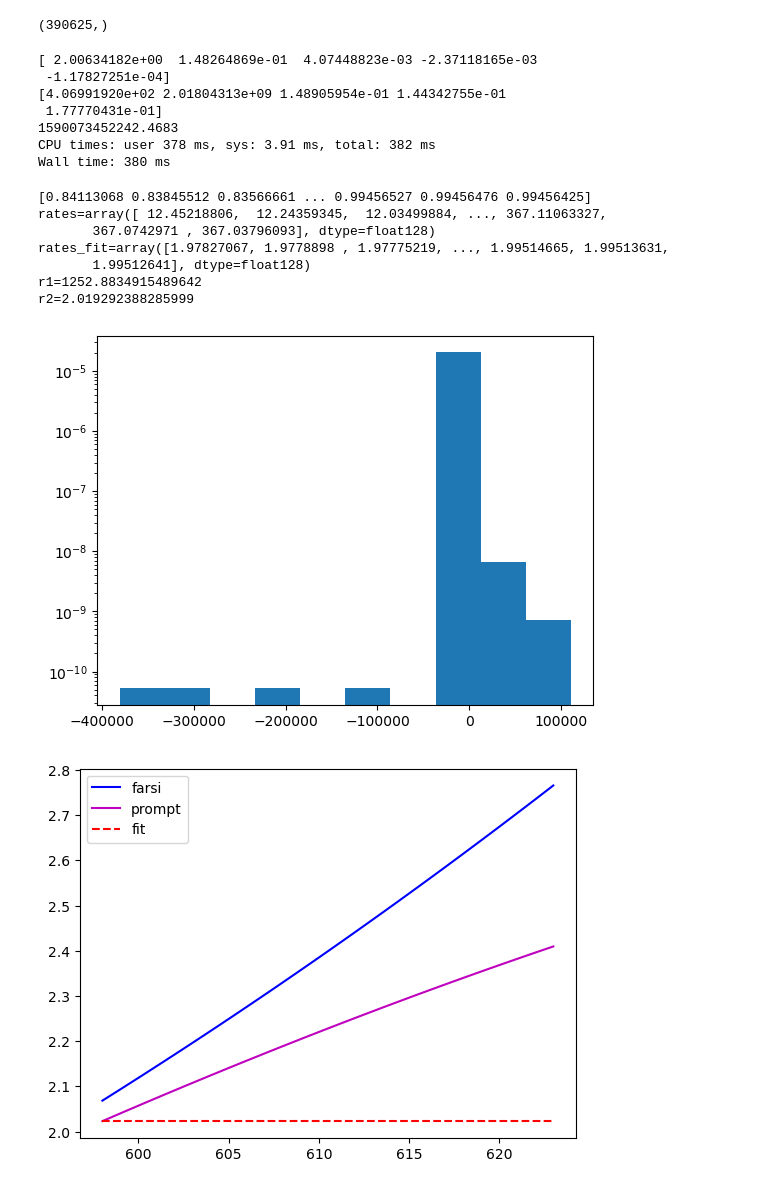
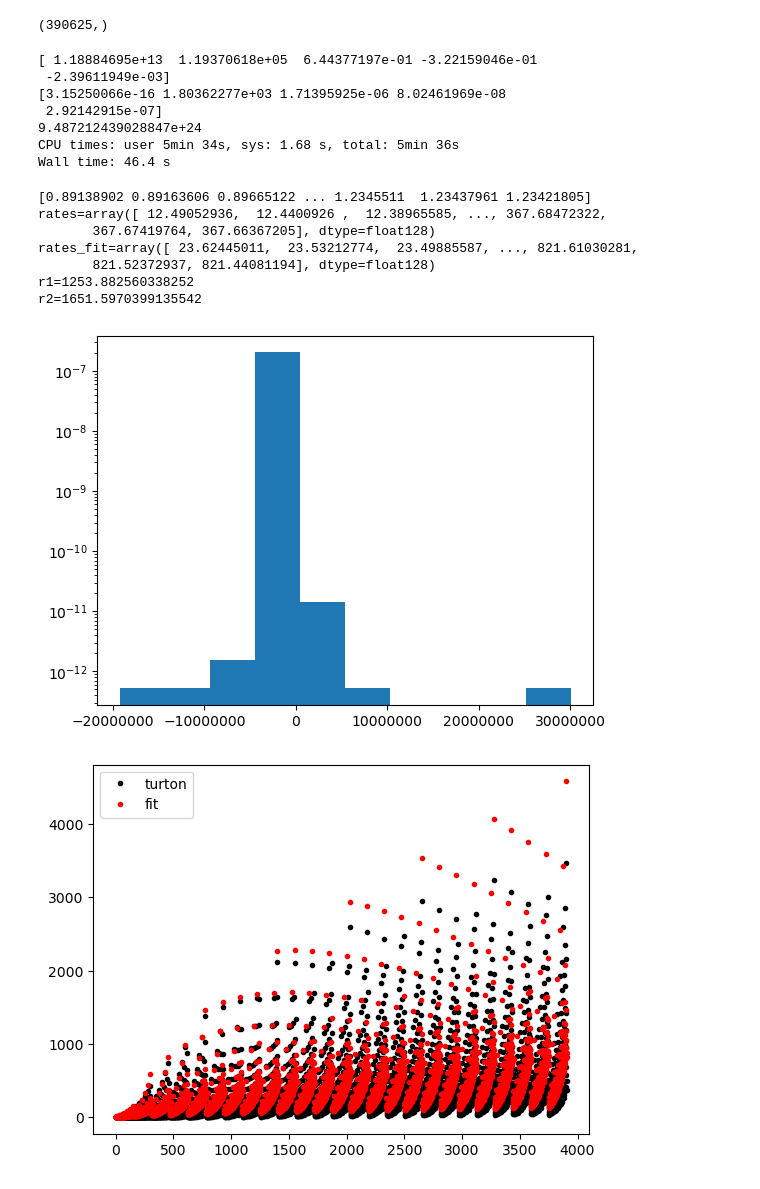
Before and after one commit to lsculv/ech158c-notebooks, a Jupyter notebook: power_law_fit.ipynb, the cells around one changed output. Cells and saved outputs as stored; diff of their text form; code cells hidden in the pictures.

Commit message:
use dogbox for turton fit

```diff
--- a/power_law_fit.ipynb
+++ b/power_law_fit.ipynb
@@ -130,19 +130,19 @@ rates = lhhw_turton(tempG, c_meohG, c_h20G, c_dmeG)
 
 # This gets its own cell because the calculation can take multiple minutes for
 # large values of `points`
-popt, pcov = so.curve_fit(power_law, vars, rates)
+popt, pcov = so.curve_fit(power_law, vars, rates, method='dogbox')
 
 print(popt)
 print(np.diag(pcov))
 print(np.linalg.cond(pcov))
 # %% [output]
-[ 2.00634182e+00  1.48264869e-01  4.07448823e-03 -2.37118165e-03
- -1.17827251e-04]
-[4.06991920e+02 2.01804313e+09 1.48905954e-01 1.44342755e-01
- 1.77770431e-01]
-1590073452242.4683
-CPU times: user 378 ms, sys: 3.91 ms, total: 382 ms
-Wall time: 380 ms
+[ 1.18884695e+13  1.19370618e+05  6.44377197e-01 -3.22159046e-01
+ -2.39611949e-03]
+[3.15250066e-16 1.80362277e+03 1.71395925e-06 8.02461969e-08
+ 2.92142915e-07]
+9.487212439028847e+24
+CPU times: user 5min 34s, sys: 1.68 s, total: 5min 36s
+Wall time: 46.4 s
 # %%
 # Checking the rough quality of the fit
 rates_fit = power_law(vars, *popt)
@@ -158,32 +158,32 @@ plt.hist(errors, density=True, log=True)
 plt.ticklabel_format(axis="x", style="plain")
 plt.show()
 # %% [output]
-[0.84113068 0.83845512 0.83566661 ... 0.99456527 0.99456476 0.99456425]
-rates=array([ 12.45218806,  12.24359345,  12.03499884, ..., 367.11063327,
-       367.0742971 , 367.03796093], dtype=float128)
-rates_fit=array([1.97827067, 1.9778898 , 1.97775219, ..., 1.99514665, 1.99513631,
-       1.99512641], dtype=float128)
-r1=1252.8834915489642
-r2=2.019292388285999
+[0.89138902 0.89163606 0.89665122 ... 1.2345511  1.23437961 1.23421805]
+rates=array([ 12.49052936,  12.4400926 ,  12.38965585, ..., 367.68472322,
+       367.67419764, 367.66367205], dtype=float128)
+rates_fit=array([ 23.62445011,  23.53212774,  23.49885587, ..., 821.61030281,
+       821.52372937, 821.44081194], dtype=float128)
+r1=1253.882560338252
+r2=1651.5970399135542
-[figure, old version]
+[figure, new version]
 # %%
 temp = 350 + 273
 points = 100
 temp = np.linspace(273 + 325, 350 + 273, points, dtype=np.float128)
 c_meoh = 0.125
 c_h20 = 0.0012
 c_dme = 0.01
-r = lhhw_turton(temp, c_meoh, c_h20, c_dme)
+r = lhhw_turton(*vars)
 rf = lhhw_farsi(temp, c_meoh, c_h20, c_dme)
 rp = forward_lhhw_prompt(temp, c_meoh, c_h20, c_dme) - reverse_lhhw_prompt(
     temp, c_meoh, c_h20, c_dme
 )
-rfit = power_law((temp, c_meoh, c_h20, c_dme), *popt)
-plt.plot(temp, r, "k", label="turton")
-plt.plot(temp, rf, "b", label="farsi")
-plt.plot(temp, rp, "m", label="prompt")
-plt.plot(temp, rfit, "r--", label="fit")
+rfit = power_law(vars, *popt)
+plt.plot(r[::100], "k.", label="turton")
+#plt.plot(temp, rf, "b", label="farsi")
+#plt.plot(temp, rp, "m", label="prompt")
+plt.plot(rfit[::100], "r.", label="fit")
 plt.legend()
 plt.show()
 # %% [output]
-[figure, old version]
+[figure, new version]
```
Also changed, not shown: 1 other file.
